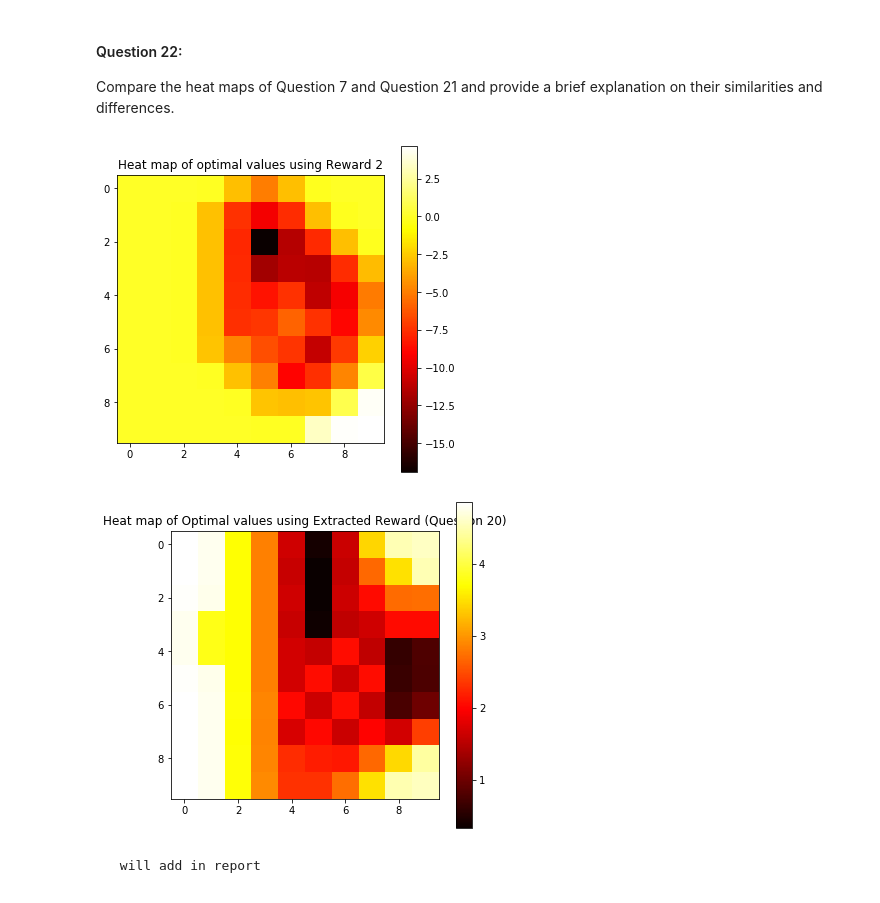
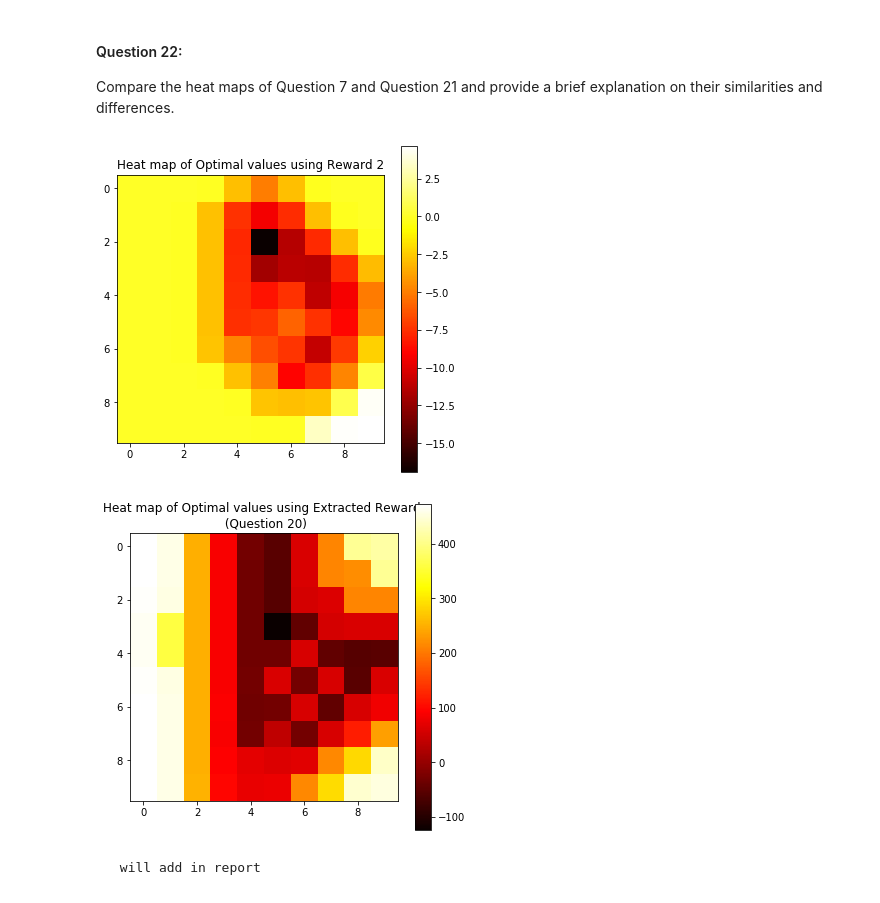
Before and after one commit to MaggieX/Large_Scale_Social_Complex_Network, a Jupyter notebook: Project3/Project3_Q1_Q24.ipynb, the cells around one changed output. Saved outputs shown, nothing was run; the diff lists cells and outputs as text; code cells hidden in the pictures.

Commit message:
Adjust r_max values to be absolute max

```diff
--- a/Project3/Project3_Q1_Q24.ipynb
+++ b/Project3/Project3_Q1_Q24.ipynb
@@ -632,7 +632,7 @@ tm1 = env1.get_transition_matrix(expert_pi1)
 max_lambda = 5
 N_lambda = 500
 accuracies = []
-r_max1 = np.max(reward1)
+r_max1 = np.max(np.abs(reward1))
 print('\n Reward 1\n', reward1)
 
 import time
@@ -790,7 +790,7 @@ tm2 = env2.get_transition_matrix(expert_pi2)
 max_lambda = 5
 N_lambda = 500
 accuracy2 = []
-r_max2 = np.max(reward2)
+r_max2 = np.max(np.abs(reward2))
 print('Reward 2 \n', reward2)
 
 import time
@@ -801,12 +801,11 @@ for i, lamb_sweep in enumerate(np.linspace(0, max_lambda, N_lambda)):
     if ((i + 1) % 100) == 0:
         print("\n %d of %d complete in %f sec." %(i, N_lambda, time.time() - t))
         t = time.time()
-        print('\n Reward agent 2, λ = ', lamb_sweep, '\n', r_agent_copy)
 
     c, D, b = get_LP_components(tm2, lamb_sweep, r_max2)
     r_agent2= np.array(get_reward(c, D, b)).reshape(10, 10) #.transpose()
     r_agent_copy = r_agent2.astype(int)
-
+    print('\n Reward agent 2, λ = ', lamb_sweep, '\n', r_agent_copy)
     env_agent2 = Environment(n, na, w, gamma, r_agent2)
     agent_pi2, V = value_iteration(env_agent2, eps, snapshots=False)
     # print(agent_pi)
@@ -816,7 +815,7 @@ for i, lamb_sweep in enumerate(np.linspace(0, max_lambda, N_lambda)):
         for j in range(10):
             if expert_pi2[i][j] == agent_pi2[i][j]:
                 accurate +=1
-    # print('λ:' + str(lamb_sweep) + ', Accuracy:' + str(accurate) + '%')
+    print('λ:' + str(lamb_sweep) + ', Accuracy:' + str(accurate) + '%')
     accuracy2.append(accurate/100)
 
 
@@ -974,11 +892,11 @@ Compare the heat maps of Question 7 and Question 21 and provide a brief explanat
 # %%
 env2 = Environment(n, na, w, gamma, reward2)
 pi_2, V_2 = value_iteration(env2, eps)
-plot_heatmap(V_2, 'Heat map of optimal values using Reward 2')
-plot_heatmap(V_20, 'Heat map of Optimal values using Extracted Reward (Question 20)')
+plot_heatmap(V_2, 'Heat map of Optimal values using Reward 2')
+plot_heatmap(V_20, 'Heat map of Optimal values using Extracted Reward \n (Question 20)')
 # %% [output]
 [figure]
-[figure, old version]
+[figure, new version]
 # %% [markdown]
      will add in report
 # %% [markdown]
```
Also changed, not shown: parts of 14 cells of this notebook.
